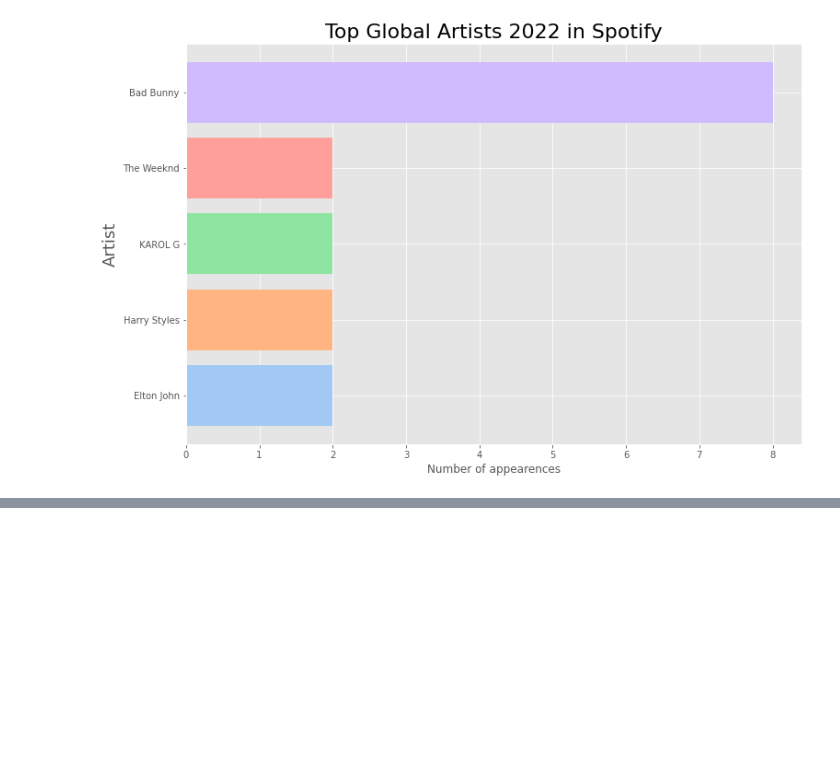
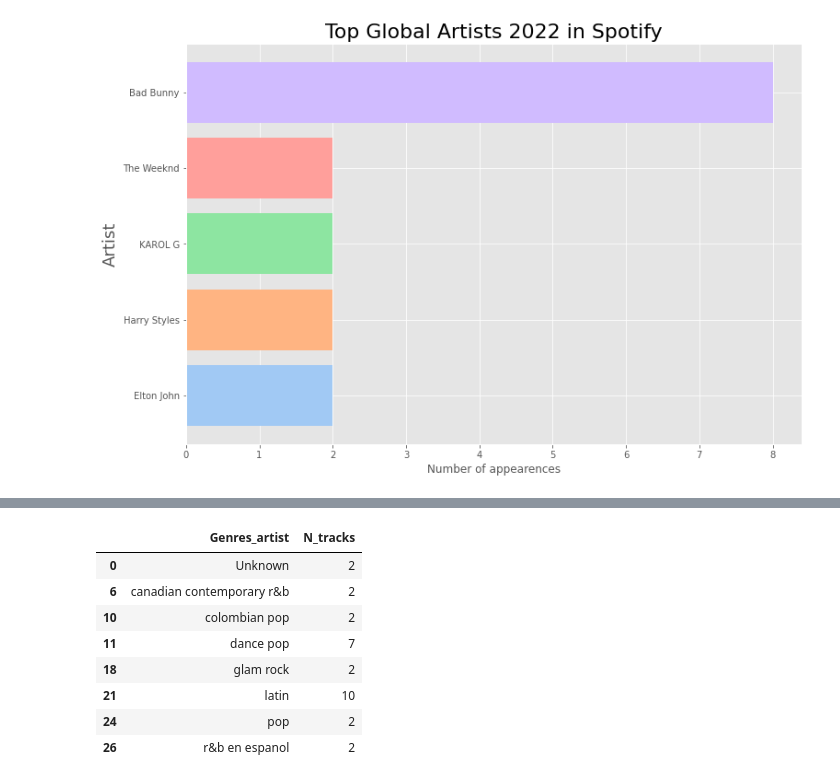
Before and after one commit to julio-avt/EDA_Spotify, a Jupyter notebook: Top50Global_Spotify.ipynb, the cells around one changed output, grey strips where cells are left out. Cells and saved outputs as stored; diff of their text form; code cells hidden in the pictures; blank space fills up the shorter version.

```diff
--- a/Top50Global_Spotify.ipynb
+++ b/Top50Global_Spotify.ipynb
@@ -315,0 +337,12 @@ Text(0.5, 0, 'Number of appearences')
+# %%
+top_genres
+# %% [output]
+|  | Genres_artist | N_tracks |
+| 0 | Unknown | 2 |
+| 6 | canadian contemporary r&b | 2 |
+| 10 | colombian pop | 2 |
+| 11 | dance pop | 7 |
+| 18 | glam rock | 2 |
+| 21 | latin | 10 |
+| 24 | pop | 2 |
+| 26 | r&b en espanol | 2 |
```
Also changed, not shown: parts of 15 cells of this notebook, 1 other file.
